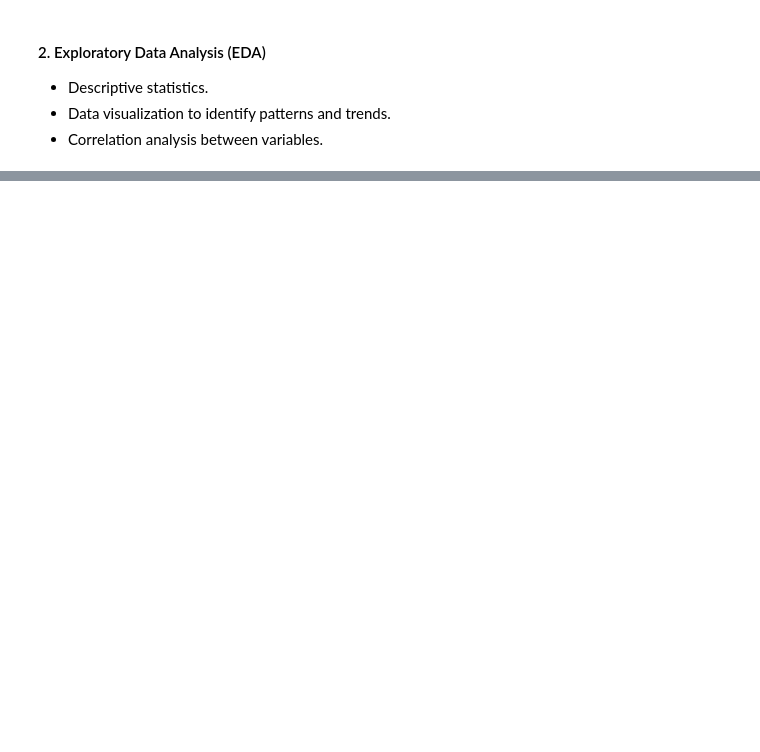
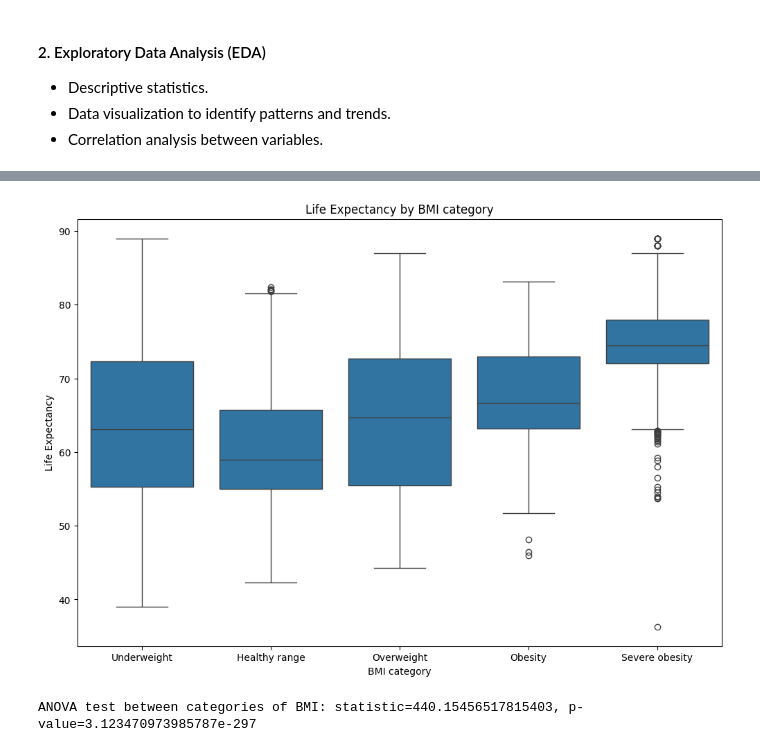
Before and after one commit to victorlcastro-dsa/Life-Expectancy-Prediction, a Jupyter notebook: notebook/EDA.ipynb, the cells around one changed output, grey strips where cells are left out. Cells and saved outputs as stored; diff of their text form; code cells hidden in the pictures; blank space fills up the shorter version.

```diff
--- a/notebook/EDA.ipynb
+++ b/notebook/EDA.ipynb
@@ -69,0 +414,29 @@ ANS: *
+# %%
+# Creating BMI categories
+bmi_categories = pd.cut(df_imputed_knn[' BMI '],
+                        bins=[0, 18.5, 24.9, 29.9, 39.9, float('inf')],
+                        labels=['Underweight', 'Healthy range', 'Overweight', 'Obesity', 'Severe obesity'])
+
+# Add the new categories column to the dataframe
+df_imputed_knn['BMI_Category'] = bmi_categories
+
+# Creation of a comparative graph of life expectancy between BMI categories
+plt.figure(figsize=(12, 8))
+sns.boxplot(x='BMI_Category', y='Life expectancy', data=df_imputed_knn, order=['Underweight', 'Healthy range', 'Overweight', 'Obesity', 'Severe obesity'])
+plt.title('Life Expectancy by BMI category')
+plt.xlabel('BMI category')
+plt.ylabel('Life Expectancy')
+plt.show()
+
+# ANOVA statistical tests
+underweight_life = df_imputed_knn[df_imputed_knn['BMI_Category'] == 'Underweight']['Life expectancy']
+healthy_life = df_imputed_knn[df_imputed_knn['BMI_Category'] == 'Healthy range']['Life expectancy']
+overweight_life = df_imputed_knn[df_imputed_knn['BMI_Category'] == 'Overweight']['Life expectancy']
+obesity_life = df_imputed_knn[df_imputed_knn['BMI_Category'] == 'Obesity']['Life expectancy']
+severe_obesity_life = df_imputed_knn[df_imputed_knn['BMI_Category'] == 'Severe obesity']['Life expectancy']
+
+anova_result = f_oneway(underweight_life, healthy_life, overweight_life, obesity_life, severe_obesity_life)
+print(f'ANOVA test between categories of BMI: statistic={anova_result.statistic}, p-value={anova_result.pvalue}')
+# %% [output]
+[figure, added]
+ANOVA test between categories of BMI: statistic=440.15456517815403, p-value=3.123470973985787e-297
```
Also changed, not shown: parts of 72 cells of this notebook, 1 other file.
